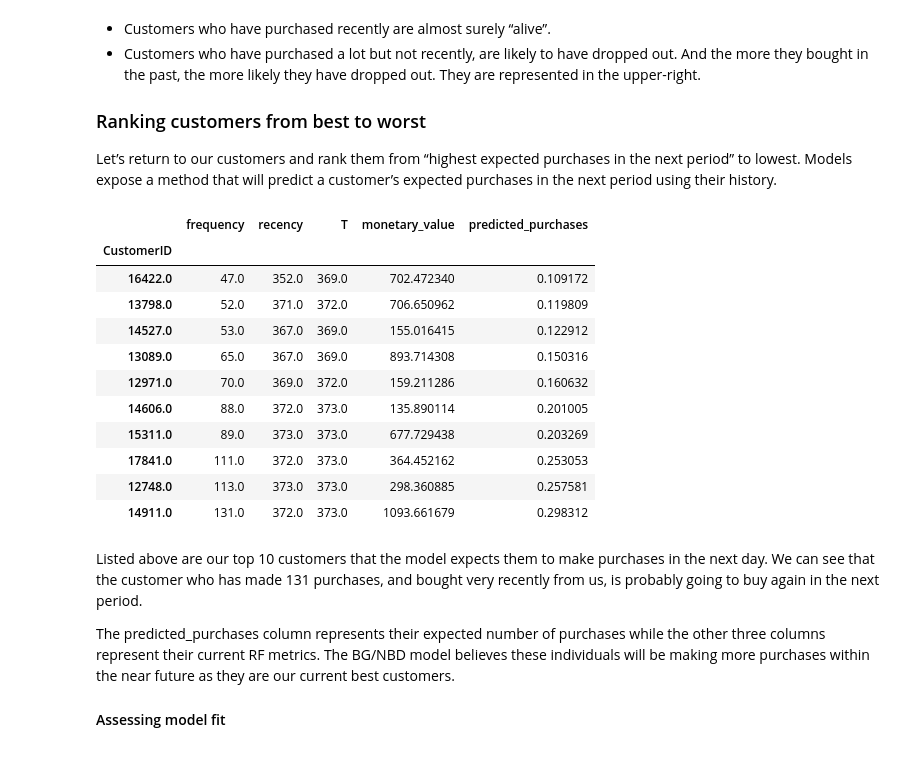
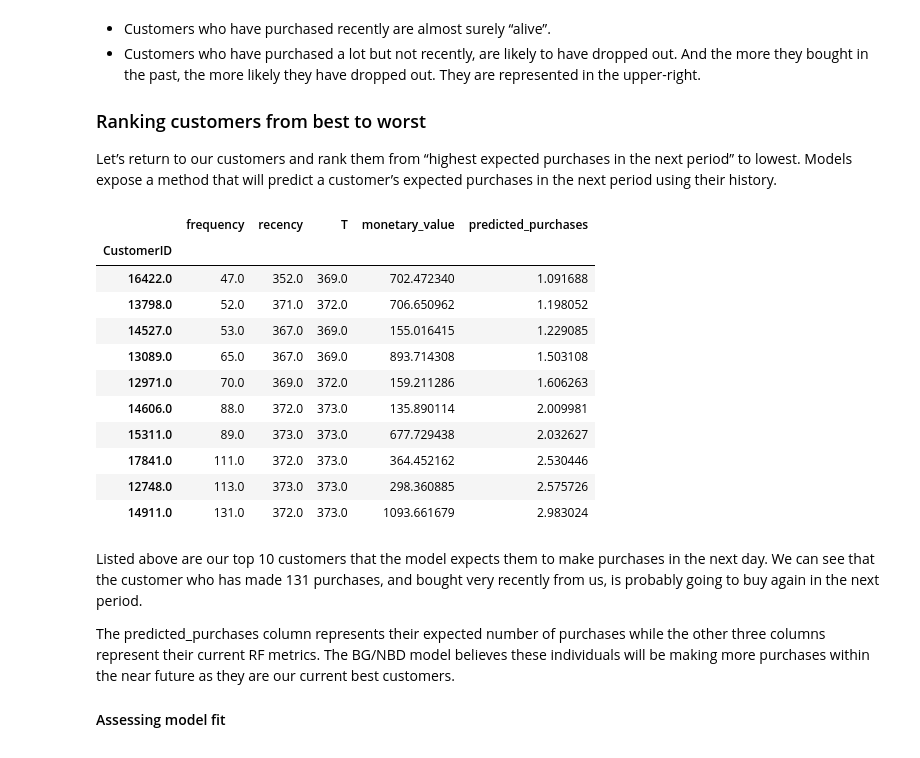
Before and after one commit to saritmaitra/Segmentation-Clustering, a Jupyter notebook: CLTV.ipynb, the cells around one changed output. Drawn from its saved outputs; the diff is of its cells as text; code cells hidden in the pictures.

```diff
--- a/CLTV.ipynb
+++ b/CLTV.ipynb
@@ -505,22 +505,22 @@ plt.show()
 ### Ranking customers from best to worst
 Let’s return to our customers and rank them from “highest expected purchases in the next period” to lowest. Models expose a method that will predict a customer’s expected purchases in the next period using their history.
 # %%
-t = 1
+t = 10
 df['predicted_purchases'] = bgf.conditional_expected_number_of_purchases_up_to_time(t, df['frequency'], df['recency'], df['T'])
 df.sort_values(by='predicted_purchases').tail(10)
 # %% [output]
 |  | frequency | recency | T | monetary_value | predicted_purchases |
 | CustomerID |  |  |  |  |  |
-| 16422.0 | 47.0 | 352.0 | 369.0 | 702.472340 | 0.109172 |
-| 13798.0 | 52.0 | 371.0 | 372.0 | 706.650962 | 0.119809 |
-| 14527.0 | 53.0 | 367.0 | 369.0 | 155.016415 | 0.122912 |
-| 13089.0 | 65.0 | 367.0 | 369.0 | 893.714308 | 0.150316 |
-| 12971.0 | 70.0 | 369.0 | 372.0 | 159.211286 | 0.160632 |
-| 14606.0 | 88.0 | 372.0 | 373.0 | 135.890114 | 0.201005 |
-| 15311.0 | 89.0 | 373.0 | 373.0 | 677.729438 | 0.203269 |
-| 17841.0 | 111.0 | 372.0 | 373.0 | 364.452162 | 0.253053 |
-| 12748.0 | 113.0 | 373.0 | 373.0 | 298.360885 | 0.257581 |
-| 14911.0 | 131.0 | 372.0 | 373.0 | 1093.661679 | 0.298312 |
+| 16422.0 | 47.0 | 352.0 | 369.0 | 702.472340 | 1.091688 |
+| 13798.0 | 52.0 | 371.0 | 372.0 | 706.650962 | 1.198052 |
+| 14527.0 | 53.0 | 367.0 | 369.0 | 155.016415 | 1.229085 |
+| 13089.0 | 65.0 | 367.0 | 369.0 | 893.714308 | 1.503108 |
+| 12971.0 | 70.0 | 369.0 | 372.0 | 159.211286 | 1.606263 |
+| 14606.0 | 88.0 | 372.0 | 373.0 | 135.890114 | 2.009981 |
+| 15311.0 | 89.0 | 373.0 | 373.0 | 677.729438 | 2.032627 |
+| 17841.0 | 111.0 | 372.0 | 373.0 | 364.452162 | 2.530446 |
+| 12748.0 | 113.0 | 373.0 | 373.0 | 298.360885 | 2.575726 |
+| 14911.0 | 131.0 | 372.0 | 373.0 | 1093.661679 | 2.983024 |
 # %% [markdown]
 Listed above are our top 10 customers that the model expects them to make purchases in the next day. We can see that the customer who has made 131 purchases, and bought very recently from us, is probably going to buy again in the next period.
 
```
Also changed, not shown: parts of 4 cells of this notebook.
